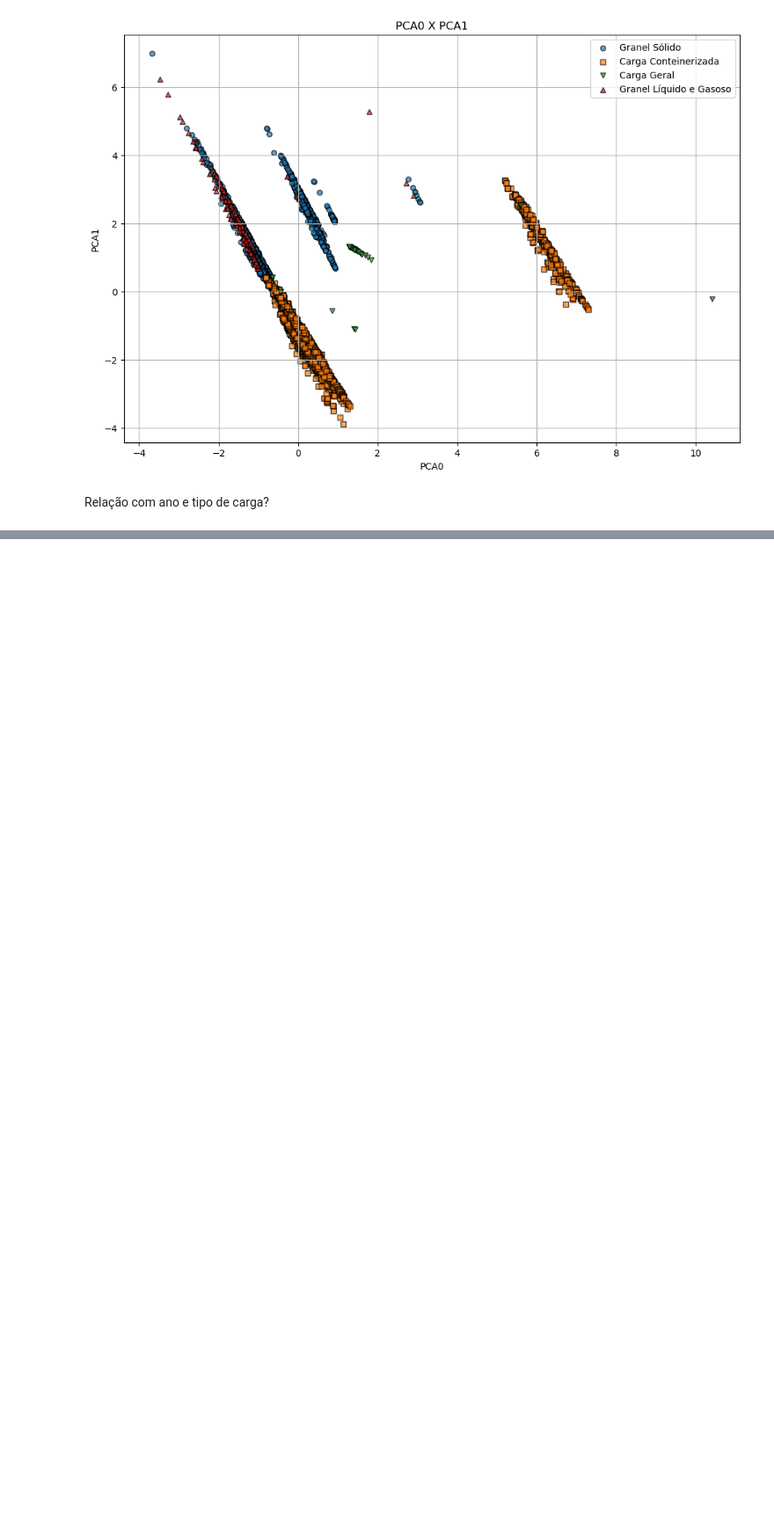
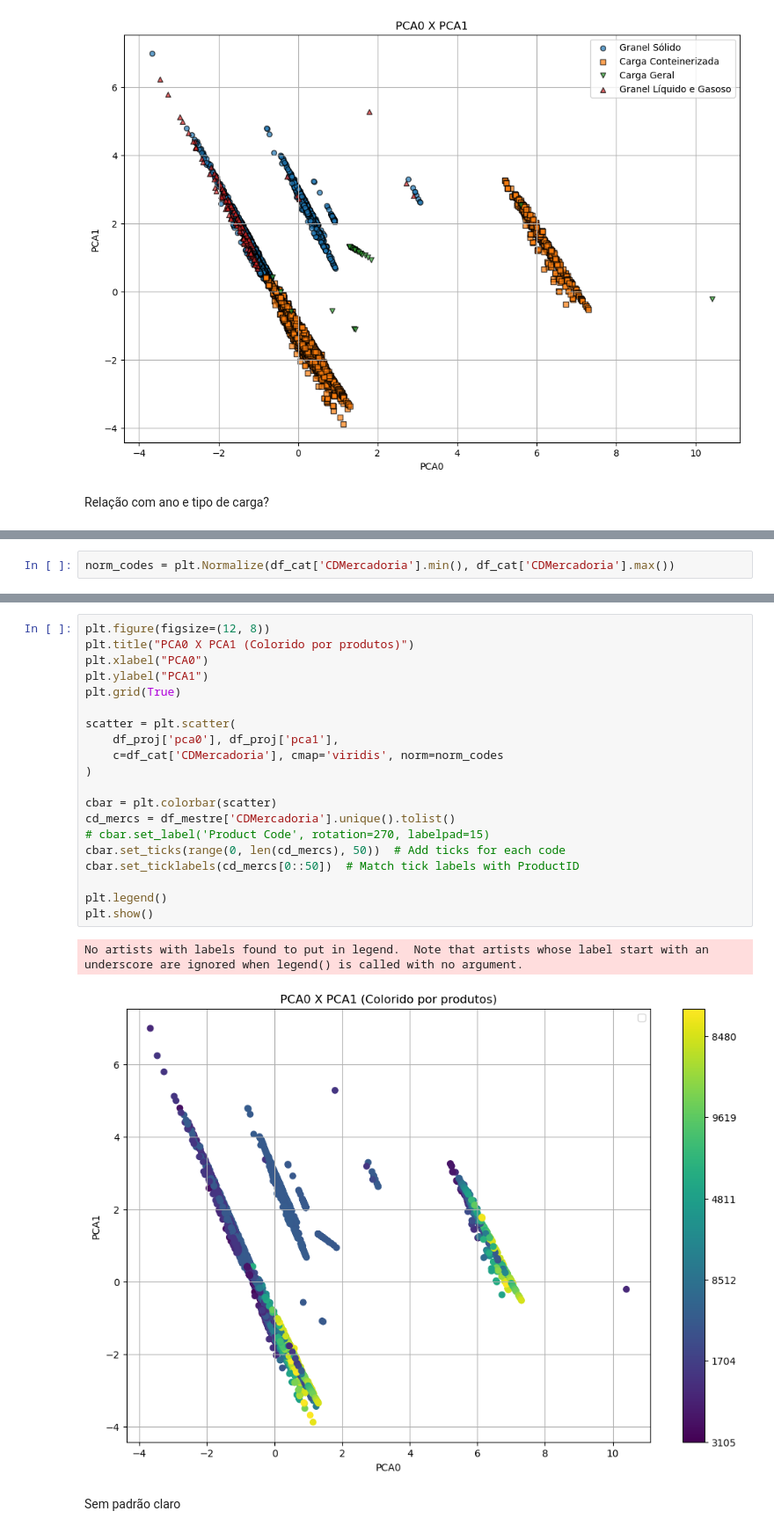
Before and after one commit to igorzeck/PCA, a Jupyter notebook: correlac_df_santos_imp_especifico.ipynb, the cells around one changed output, grey strips where cells are left out. Shown at 88% size. Drawn from its saved outputs; the diff is of its cells as text; blank space fills up the shorter version.

```diff
--- a/correlac_df_santos_imp_especifico.ipynb
+++ b/correlac_df_santos_imp_especifico.ipynb
@@ -208,0 +226,2 @@ Relação com ano e tipo de carga?
+# %%
+norm_codes = plt.Normalize(df_cat['CDMercadoria'].min(), df_cat['CDMercadoria'].max())
@@ -208,0 +244,25 @@ Relação com ano e tipo de carga?
+# %%
+plt.figure(figsize=(12, 8))
+plt.title("PCA0 X PCA1 (Colorido por produtos)")
+plt.xlabel("PCA0")
+plt.ylabel("PCA1")
+plt.grid(True)
+
+scatter = plt.scatter(
+    df_proj['pca0'], df_proj['pca1'],
+    c=df_cat['CDMercadoria'], cmap='viridis', norm=norm_codes
+)
+
+cbar = plt.colorbar(scatter)
+cd_mercs = df_mestre['CDMercadoria'].unique().tolist()
+# cbar.set_label('Product Code', rotation=270, labelpad=15)
+cbar.set_ticks(range(0, len(cd_mercs), 50))  # Add ticks for each code
+cbar.set_ticklabels(cd_mercs[0::50])  # Match tick labels with ProductID
+
+plt.legend()
+plt.show()
+# %% [output]
+No artists with labels found to put in legend.  Note that artists whose label start with an underscore are ignored when legend() is called with no argument.
+[figure, added]
+# %% [markdown]
+Sem padrão claro
```
Also changed, not shown: parts of 25 cells of this notebook, 4 other files.
